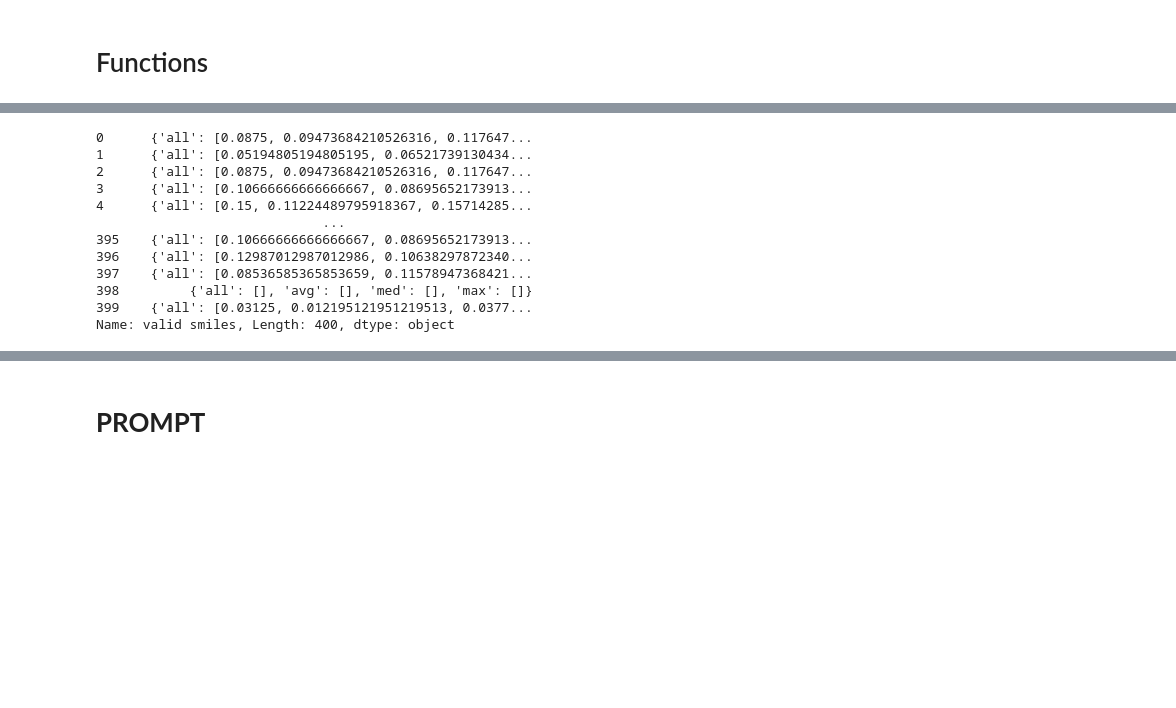
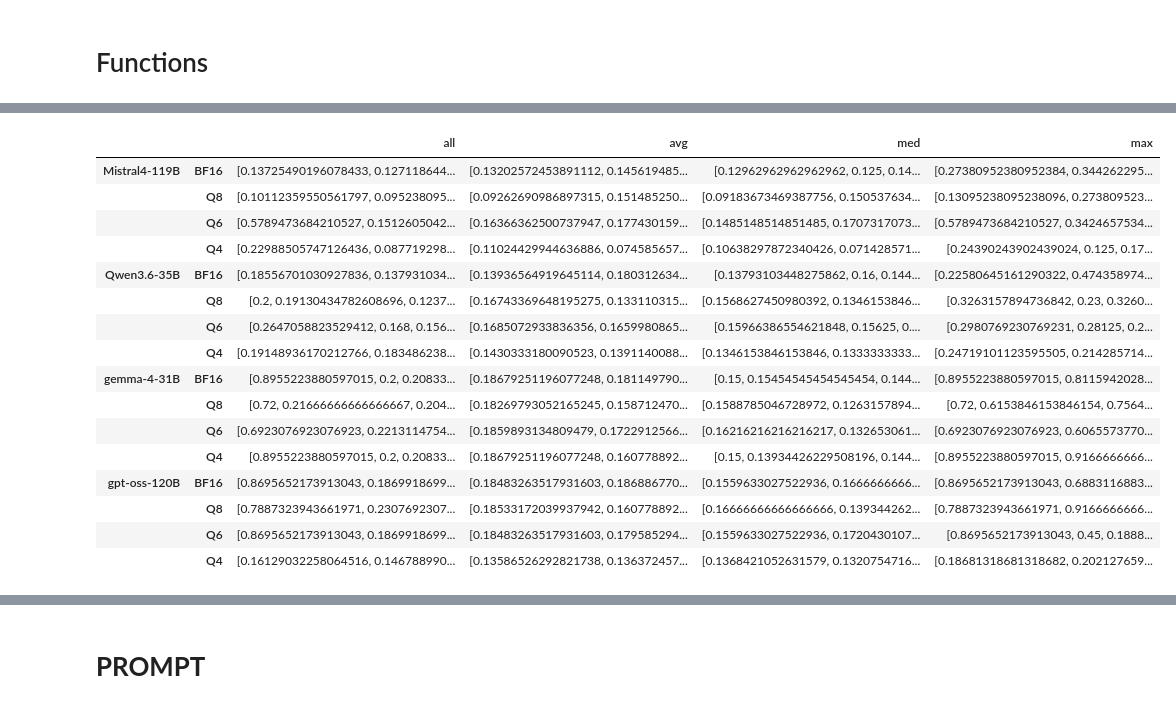
Before and after one commit to cnpem/quantization_LLM_smiles, a Jupyter notebook: src/analise_task2.ipynb, the cells around one changed output, grey strips where cells are left out. Saved outputs shown, nothing was run; the diff lists cells and outputs as text; code cells hidden in the pictures; blank space fills up the shorter version.

```diff
--- a/src/analise_task2.ipynb
+++ b/src/analise_task2.ipynb
@@ -278,15 +388,21 @@ def tanimoto_similarities(lst_smi, lst_smi_prompt):
 # %%
-df_task1['valid smiles'].apply(lambda x: tanimoto_similarities(lst_smi=x, lst_smi_prompt=lst_smiles_prompt))
+df_task2_similarities = tanimoto_similarities(df_task2, lst_smiles_prompt)
+df_task2_similarities
 # %% [output]
-0      {'all': [0.0875, 0.09473684210526316, 0.117647...
-1      {'all': [0.05194805194805195, 0.06521739130434...
-2      {'all': [0.0875, 0.09473684210526316, 0.117647...
-3      {'all': [0.10666666666666667, 0.08695652173913...
-4      {'all': [0.15, 0.11224489795918367, 0.15714285...
-                             ...
-395    {'all': [0.10666666666666667, 0.08695652173913...
-396    {'all': [0.12987012987012986, 0.10638297872340...
-397    {'all': [0.08536585365853659, 0.11578947368421...
-398         {'all': [], 'avg': [], 'med': [], 'max': []}
-399    {'all': [0.03125, 0.012195121951219513, 0.0377...
-Name: valid smiles, Length: 400, dtype: object
+|  |  | all | avg | med | max |
+| Mistral4-119B | BF16 | [0.13725490196078433, 0.127118644... | [0.13202572453891112, 0.145619485... | [0.12962962962962962, 0.125, 0.14... | [0.27380952380952384, 0.344262295... |
+|  | Q8 | [0.10112359550561797, 0.095238095... | [0.09262690986897315, 0.151485250... | [0.09183673469387756, 0.150537634... | [0.13095238095238096, 0.273809523... |
+|  | Q6 | [0.5789473684210527, 0.1512605042... | [0.16366362500737947, 0.177430159... | [0.1485148514851485, 0.1707317073... | [0.5789473684210527, 0.3424657534... |
+|  | Q4 | [0.22988505747126436, 0.087719298... | [0.11024429944636886, 0.074585657... | [0.10638297872340426, 0.071428571... | [0.24390243902439024, 0.125, 0.17... |
+| Qwen3.6-35B | BF16 | [0.18556701030927836, 0.137931034... | [0.13936564919645114, 0.180312634... | [0.13793103448275862, 0.16, 0.144... | [0.22580645161290322, 0.474358974... |
+|  | Q8 | [0.2, 0.19130434782608696, 0.1237... | [0.16743369648195275, 0.133110315... | [0.1568627450980392, 0.1346153846... | [0.3263157894736842, 0.23, 0.3260... |
+|  | Q6 | [0.2647058823529412, 0.168, 0.156... | [0.1685072933836356, 0.1659980865... | [0.15966386554621848, 0.15625, 0.... | [0.2980769230769231, 0.28125, 0.2... |
+|  | Q4 | [0.19148936170212766, 0.183486238... | [0.1430333180090523, 0.1391140088... | [0.1346153846153846, 0.1333333333... | [0.24719101123595505, 0.214285714... |
+| gemma-4-31B | BF16 | [0.8955223880597015, 0.2, 0.20833... | [0.18679251196077248, 0.181149790... | [0.15, 0.15454545454545454, 0.144... | [0.8955223880597015, 0.8115942028... |
+|  | Q8 | [0.72, 0.21666666666666667, 0.204... | [0.18269793052165245, 0.158712470... | [0.1588785046728972, 0.1263157894... | [0.72, 0.6153846153846154, 0.7564... |
+|  | Q6 | [0.6923076923076923, 0.2213114754... | [0.1859893134809479, 0.1722912566... | [0.16216216216216217, 0.132653061... | [0.6923076923076923, 0.6065573770... |
+|  | Q4 | [0.8955223880597015, 0.2, 0.20833... | [0.18679251196077248, 0.160778892... | [0.15, 0.13934426229508196, 0.144... | [0.8955223880597015, 0.9166666666... |
+| gpt-oss-120B | BF16 | [0.8695652173913043, 0.1869918699... | [0.18483263517931603, 0.186886770... | [0.1559633027522936, 0.1666666666... | [0.8695652173913043, 0.6883116883... |
+|  | Q8 | [0.7887323943661971, 0.2307692307... | [0.18533172039937942, 0.160778892... | [0.16666666666666666, 0.139344262... | [0.7887323943661971, 0.9166666666... |
+|  | Q6 | [0.8695652173913043, 0.1869918699... | [0.18483263517931603, 0.179585294... | [0.1559633027522936, 0.1720430107... | [0.8695652173913043, 0.45, 0.1888... |
+|  | Q4 | [0.16129032258064516, 0.146788990... | [0.13586526292821738, 0.136372457... | [0.1368421052631579, 0.1320754716... | [0.18681318681318682, 0.202127659... |
```
Also changed, not shown: parts of 10 cells of this notebook.
